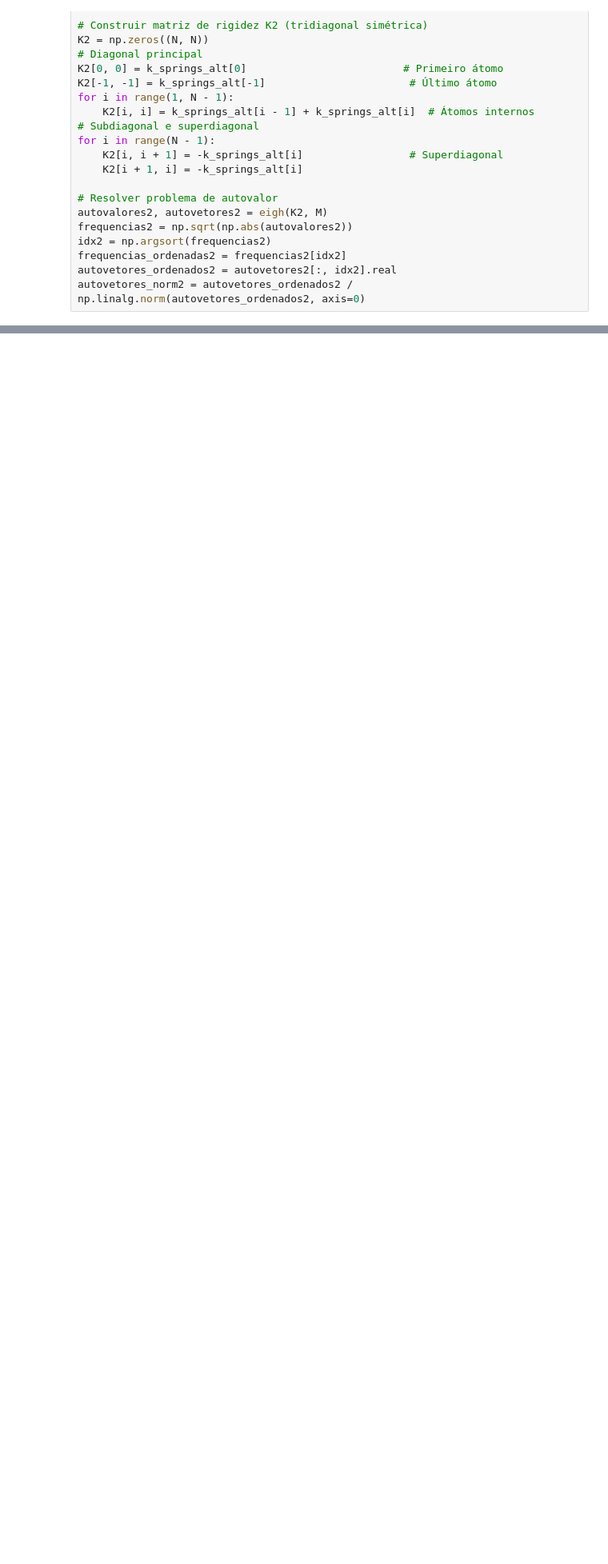
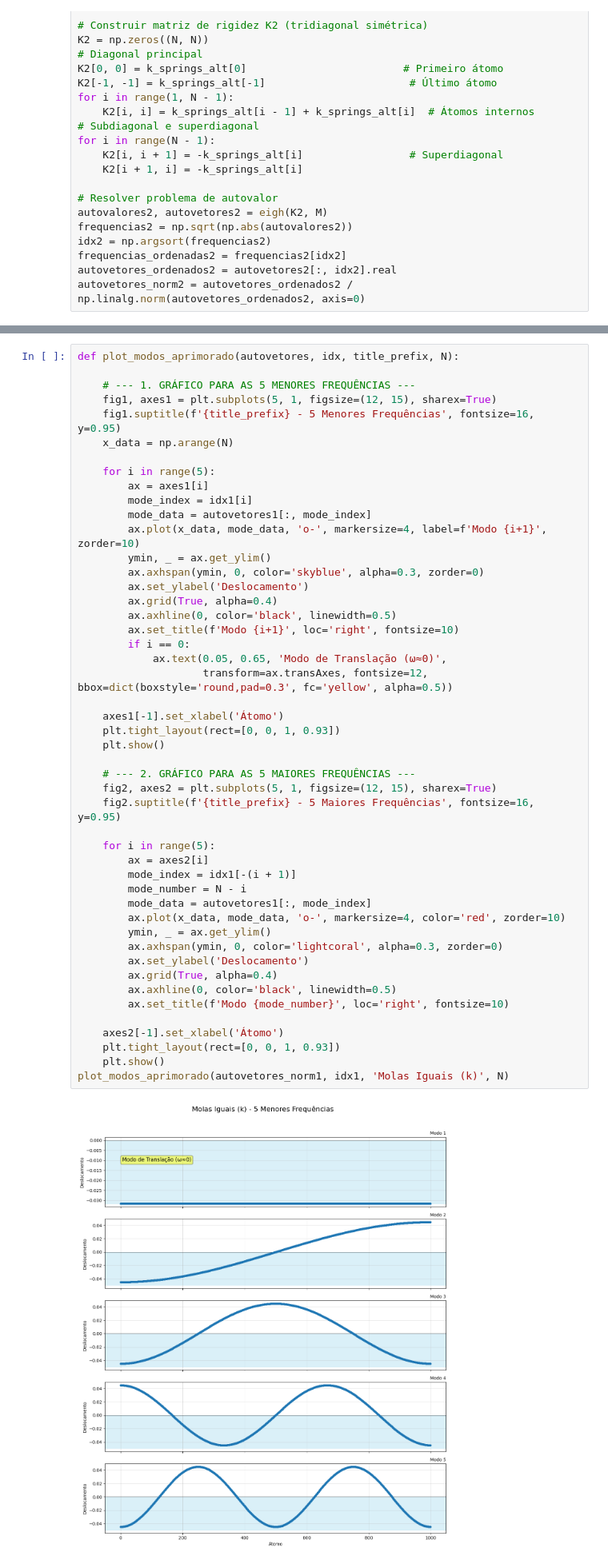
Before and after one commit to pimazzo/AV5, a Jupyter notebook: AV5.ipynb, the cells around one changed output, grey strips where cells are left out. Shown at 80% size. Cells and saved outputs as stored; diff of their text form; blank space fills up the shorter version.

```diff
--- a/AV5.ipynb
+++ b/AV5.ipynb
@@ -225,0 +144,50 @@ plot_modes(autovetores_ordenados1, idx1, 'Molas Alternadas (k e 3k)', N, 'altern
+# %%
+def plot_modos_aprimorado(autovetores, idx, title_prefix, N):
+
+    # --- 1. GRÁFICO PARA AS 5 MENORES FREQUÊNCIAS ---
+    fig1, axes1 = plt.subplots(5, 1, figsize=(12, 15), sharex=True)
+    fig1.suptitle(f'{title_prefix} - 5 Menores Frequências', fontsize=16, y=0.95)
+    x_data = np.arange(N)
+
+    for i in range(5):
+        ax = axes1[i]
+        mode_index = idx1[i]
+        mode_data = autovetores1[:, mode_index]
+        ax.plot(x_data, mode_data, 'o-', markersize=4, label=f'Modo {i+1}', zorder=10)
+        ymin, _ = ax.get_ylim()
+        ax.axhspan(ymin, 0, color='skyblue', alpha=0.3, zorder=0)
+        ax.set_ylabel('Deslocamento')
+        ax.grid(True, alpha=0.4)
+        ax.axhline(0, color='black', linewidth=0.5)
+        ax.set_title(f'Modo {i+1}', loc='right', fontsize=10)
+        if i == 0:
+            ax.text(0.05, 0.65, 'Modo de Translação (ω≈0)',
+                    transform=ax.transAxes, fontsize=12, bbox=dict(boxstyle='round,pad=0.3', fc='yellow', alpha=0.5))
+
+    axes1[-1].set_xlabel('Átomo')
+    plt.tight_layout(rect=[0, 0, 1, 0.93])
+    plt.show()
+
+    # --- 2. GRÁFICO PARA AS 5 MAIORES FREQUÊNCIAS ---
+    fig2, axes2 = plt.subplots(5, 1, figsize=(12, 15), sharex=True)
+    fig2.suptitle(f'{title_prefix} - 5 Maiores Frequências', fontsize=16, y=0.95)
+
+    for i in range(5):
+        ax = axes2[i]
+        mode_index = idx1[-(i + 1)]
+        mode_number = N - i
+        mode_data = autovetores1[:, mode_index]
+        ax.plot(x_data, mode_data, 'o-', markersize=4, color='red', zorder=10)
+        ymin, _ = ax.get_ylim()
+        ax.axhspan(ymin, 0, color='lightcoral', alpha=0.3, zorder=0)
+        ax.set_ylabel('Deslocamento')
+        ax.grid(True, alpha=0.4)
+        ax.axhline(0, color='black', linewidth=0.5)
+        ax.set_title(f'Modo {mode_number}', loc='right', fontsize=10)
+
+    axes2[-1].set_xlabel('Átomo')
+    plt.tight_layout(rect=[0, 0, 1, 0.93])
+    plt.show()
+plot_modos_aprimorado(autovetores_norm1, idx1, 'Molas Iguais (k)', N)
+# %% [output]
+[figure, added]
```
Also changed, not shown: parts of 9 cells of this notebook.
